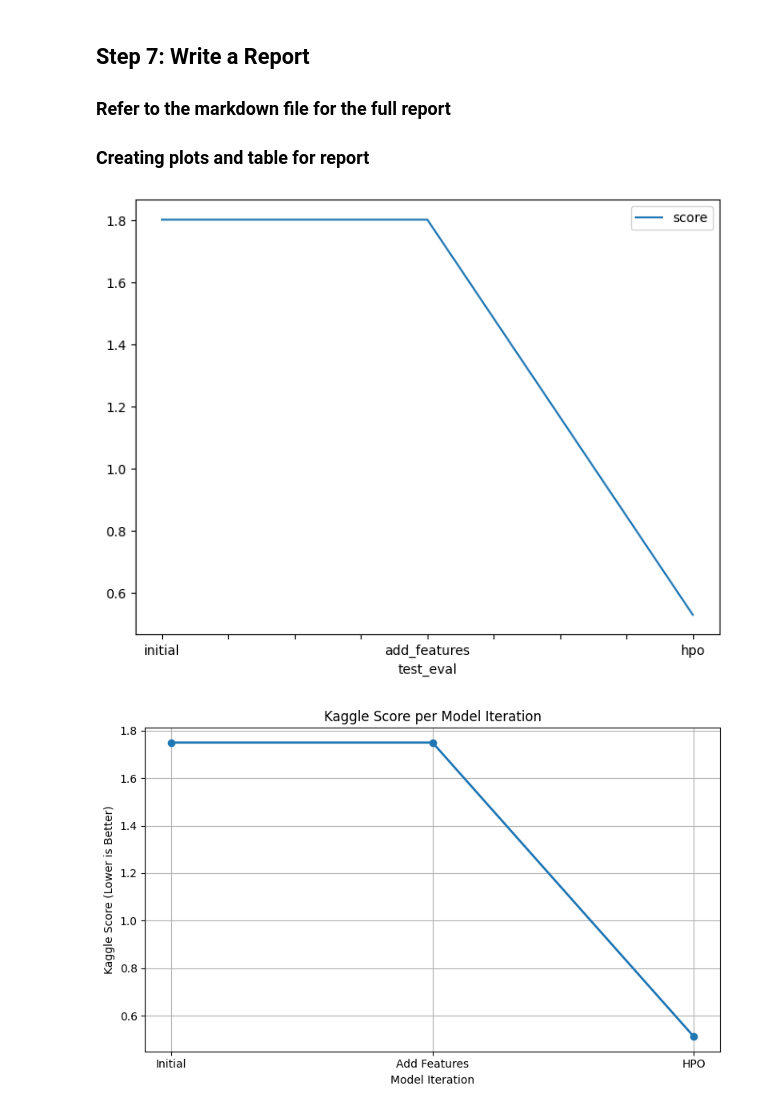
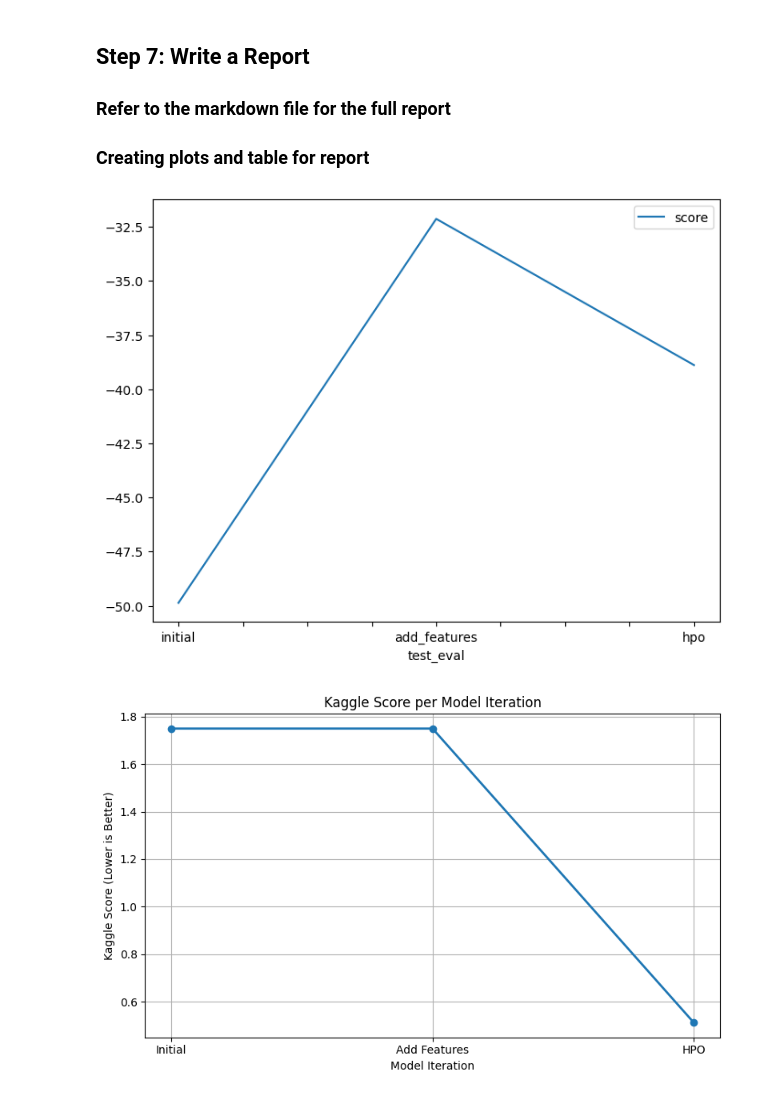
Before and after one commit to chanadinh/Project--Predict-Bike-Sharing-Demand-with-AutoGluon, a Jupyter notebook: project-notebook.ipynb, the cells around one changed output. Cells and saved outputs as stored; diff of their text form; code cells hidden in the pictures.

```diff
--- a/project-notebook.ipynb
+++ b/project-notebook.ipynb
@@ -662,15 +629,15 @@ submission_new_features.csv  2025-06-08 23:34:38.273000  new features
 # %%
 # Taking the top model score from each training run and creating a line plot to show improvement
 # You can create these in the notebook and save them to PNG or use some other tool (e.g. google sheets, excel)
 fig = pd.DataFrame(
     {
         "test_eval": ["initial", "add_features", "hpo"],
-        "score": [1.80284, 1.80284, 0.52781]
+        "score": [-49.866493, -32.130202, -38.882545]
     }
 ).plot(x="test_eval", y="score", figsize=(8, 6)).get_figure()
 fig.savefig('model_test_score.png')
 # %% [output]
-[figure, old version]
+[figure, new version]
 # %%
 # Take the 3 kaggle scores and creating a line plot to show improvement
 import matplotlib.pyplot as plt
```
Also changed, not shown: parts of 2 cells of this notebook, 2 other files.
